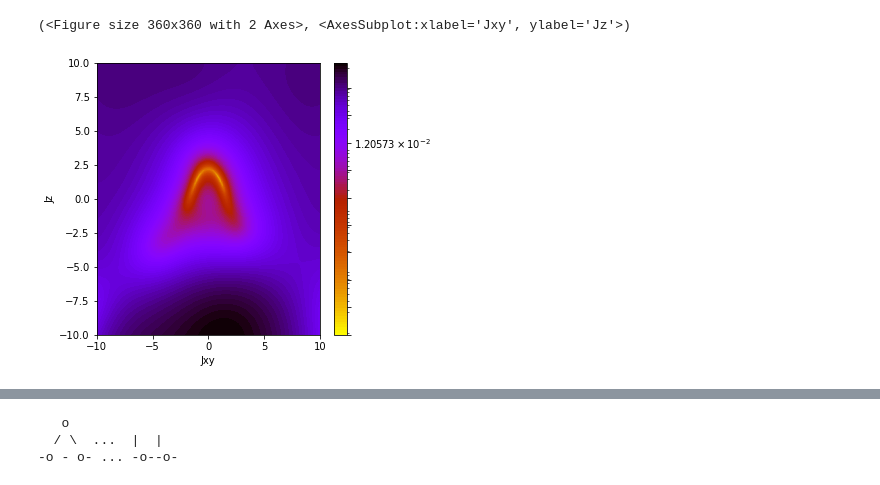
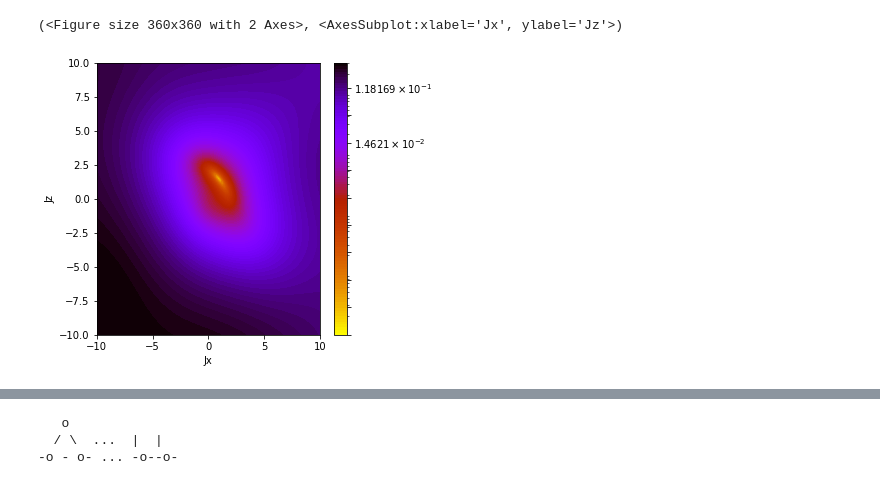
Before and after one commit to QMagen/PyQMagen, a Jupyter notebook: Dev.ipynb, the cells around one changed output, grey strips where cells are left out. Cells and saved outputs as stored; diff of their text form; code cells hidden in the pictures.

```diff
--- a/Dev.ipynb
+++ b/Dev.ipynb
@@ -16,6 +16,5 @@ experimental_files = {'T':'./Data/demo_data/T.csv',
 
 exp_thermal_data = load_experiment_data(experimental_files)
 # %%
-mymodel = chain.XXZSpinChain(l=8)
-interactions = mymodel.generate_interactions(Jxy=1., Jz=1)
-print(interactions)
+mymodel = chain.XYZSpinChain(l=8)
+interactions = mymodel.generate_interactions(Jx=1., Jz=1., Jy=1.)
@@ -33,9 +32,9 @@ thermal_data = mysolver.forward(interactions, T=exp_thermal_data.T)
 # %%
-Opt = BayesianOptimizer(parameter_space={'Jxy':(-10, 10), 'Jz':(-10, 10)},
-                         n_exp_total=100,
-                     solver=solver.ED_solver(size=mymodel.l),
-                     model=mymodel,
-                        T_cut = 5,
-                     exp_thermal_data=exp_thermal_data,
+Opt = BayesianOptimizer(parameter_space={'Jx':(-10, 10), 'Jy':(-10, 10), 'Jz':(-10, 10)},
+                        n_exp_total=300,
+                        solver=solver.EDSolver(size=mymodel.l, cal_chi_para=True),
+                        model=mymodel,
+                        T_cut=0,
+                        exp_thermal_data=exp_thermal_data,
                         record_BO = True,
-                    target_obs=['C', 'Chiz'])
+                        target_obs=['C', 'Chiz', 'Chixy'])
@@ -62,7 +63,7 @@ Best parameter found at iteration 47, with Loss = -0.2215974550528515
 # %%
 from visualize import plot_funcs_2d
 # %%
-plot_funcs_2d.show_landscape_gp(res, ['Jxy', 'Jz'])
+plot_funcs_2d.show_landscape(res, ['Jx', 'Jz'], itr=-1)
 # %% [output]
-(<Figure size 360x360 with 2 Axes>, <AxesSubplot:xlabel='Jxy', ylabel='Jz'>)
+(<Figure size 360x360 with 2 Axes>, <AxesSubplot:xlabel='Jx', ylabel='Jz'>)
-[figure, old version]
+[figure, new version]
```
Also changed, not shown: parts of 9 cells of this notebook, 7 other files.
